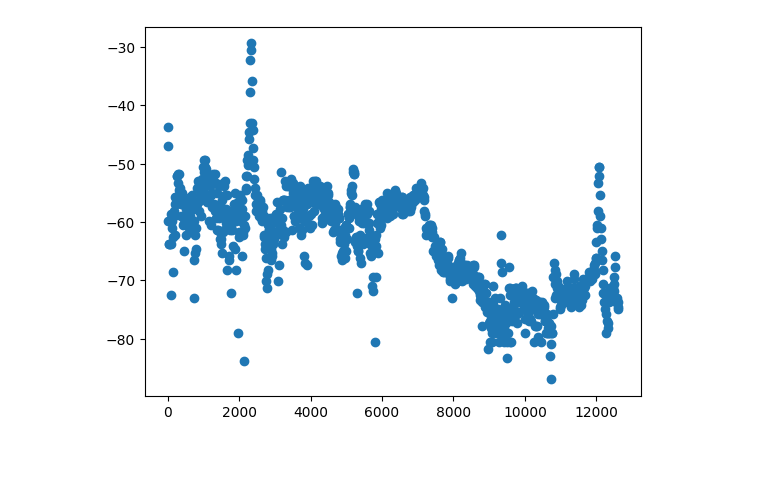
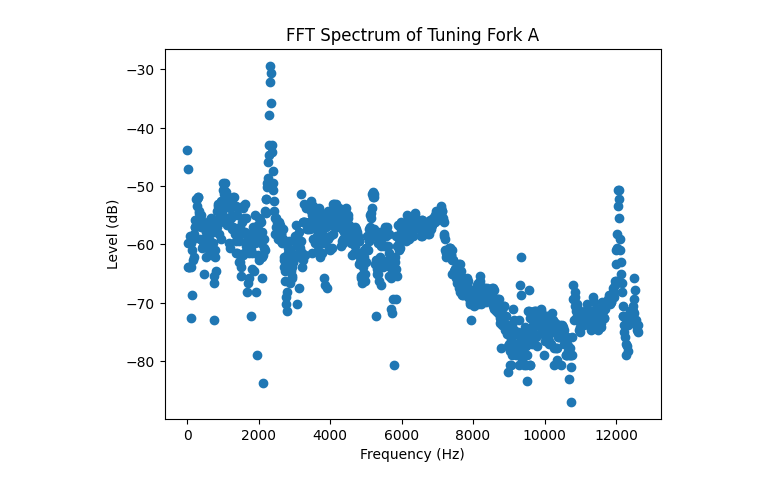
Before and after one commit to acruz20/PHYS471, a Jupyter notebook: Lab 1 - Andy Cruz.ipynb, the cells around one changed output. Drawn from its saved outputs; the diff is of its cells as text; code cells hidden in the pictures; blank space fills up the shorter version.

```diff
--- a/Lab 1 - Andy Cruz.ipynb
+++ b/Lab 1 - Andy Cruz.ipynb
@@ -6,4 +12,4 @@ uploaded = files.upload()
 # %%
 import pandas as pd
-data_1 = pd.read_csv("/content/TEK0000.CSV", usecols=[3,4], names=['freq', 'level'])
-data_2 = pd.read_csv("/content/TEK0001.CSV", usecols=[3,4], names=['freq', 'level'])
+data_1 = pd.read_csv("/content/PHYS471/TEK0000.CSV", usecols=[3,4], names=['freq', 'level'])
+data_2 = pd.read_csv("/content/PHYS471/TEK0001.CSV", usecols=[3,4], names=['freq', 'level'])
@@ -24,8 +16,9 @@ Name: freq, Length: 1024, dtype: float64
 # %%
 import matplotlib.pyplot as plt
 plt.scatter(data_1.freq,data_1.level)
-plt.ylabel('Frequency (Hz)')
+plt.xlabel('Frequency (Hz)')
 plt.ylabel('Level (dB)')
+plt.title('FFT Spectrum of Tuning Fork A')
 plt.show()
 # %% [output]
-[figure, old version]
+[figure, new version]
```
Also changed, not shown: parts of 5 cells of this notebook.
